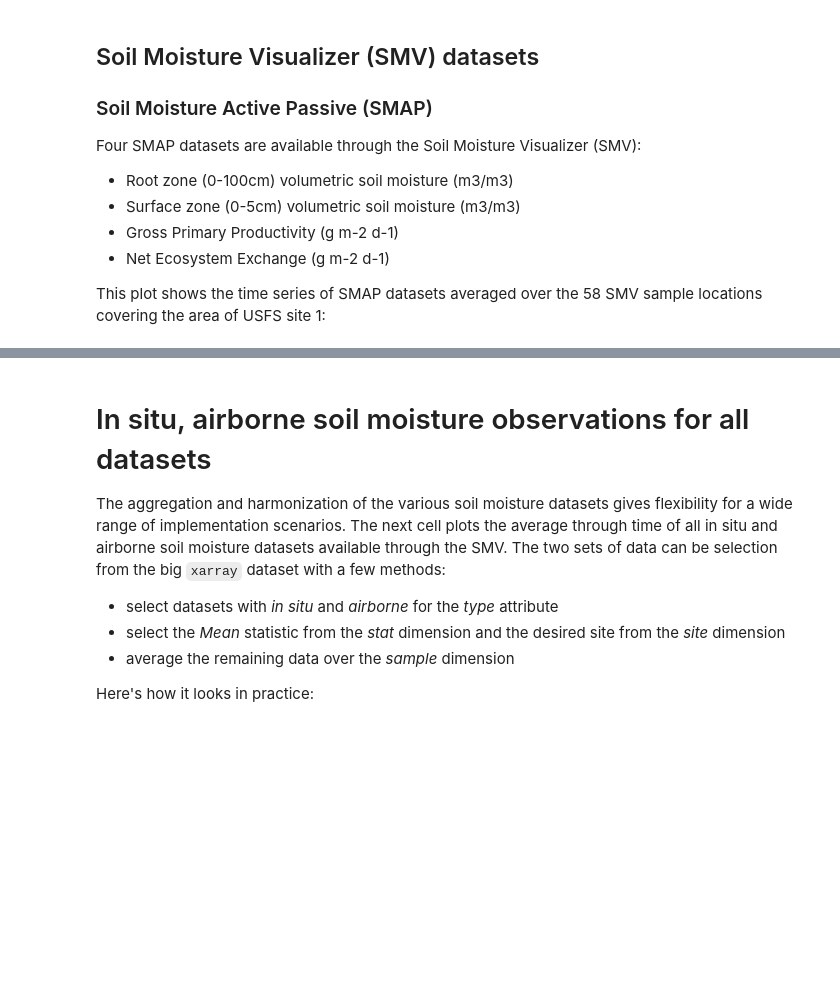
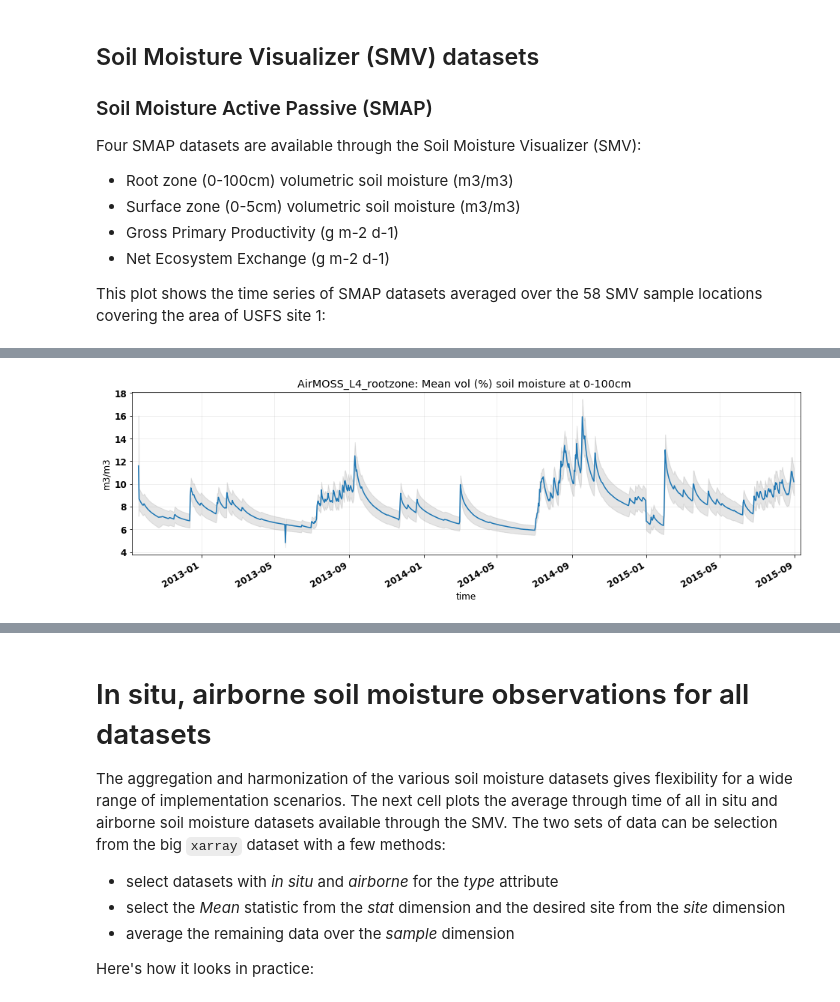
Before and after one commit to jjmcnelis/nasa_usfs_workshop, a Jupyter notebook: day3-tutorial.ipynb, the cells around one changed output, grey strips where cells are left out. Cells and saved outputs as stored; diff of their text form; code cells hidden in the pictures; blank space fills up the shorter version.

```diff
--- a/day3-tutorial.ipynb
+++ b/day3-tutorial.ipynb
@@ -97,0 +131,17 @@ HBox(children=(Map(basemap={'url': 'https://{s}.tile.openstreetmap.org/{z}/{x}/{
+# %%
+airmoss = xrdataset.filter_by_attrs(source="AirMOSS").sel(stat="Mean", drop=True)
+
+data = airmoss["AirMOSS_L4_rootzone"]
+ptime = data.time.data
+pmean = data.mean("sample", keep_attrs=True)
+pstd = data.std("sample", keep_attrs=True)
+
+fig = plt.figure(figsize=(16, 4))
+ax = plt.gca()
+pmean.plot.line(x="time", ax=ax, label=desc, add_legend=False)
+ax.fill_between(ptime, (pmean-pstd), (pmean+pstd), color="gray", alpha=0.2)
+ax.set_title("AirMOSS_L4_rootzone: "+data.attrs["description"])
+ax.set_ylabel(data.attrs["units"])
+ax.grid("on", alpha=0.25)
+# %% [output]
+[figure, added]
```
Also changed, not shown: parts of 14 cells of this notebook, 15 other files.
